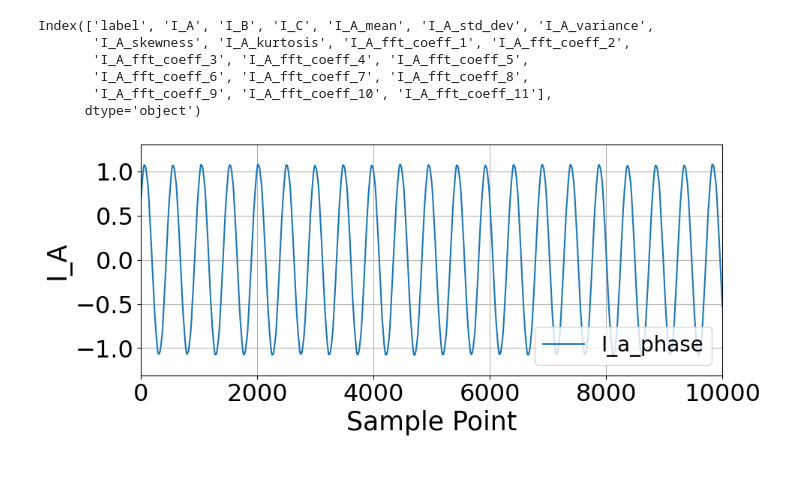
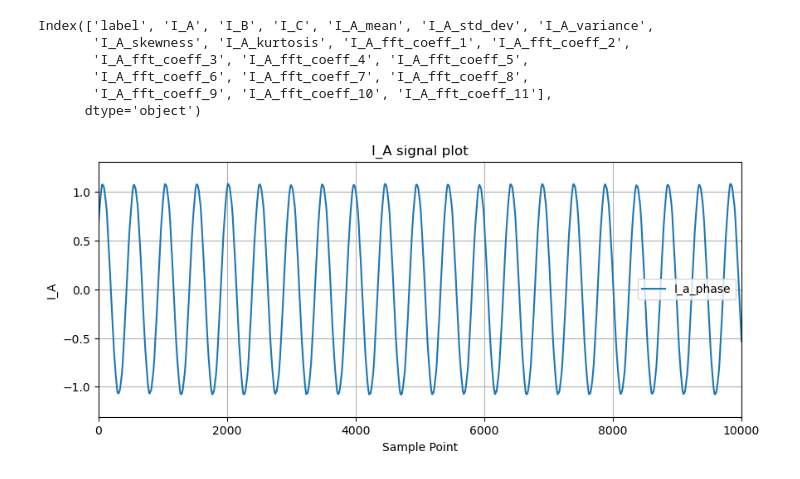
Before and after one commit to Noir-gg/Quantifying-Electrical-Severity-in-Induction-Motors-A-Machine-Learning-Approach, a Jupyter notebook: signal_plotter.ipynb, the cells around one changed output. Cells and saved outputs as stored; diff of their text form; code cells hidden in the pictures.

```diff
--- a/signal_plotter.ipynb
+++ b/signal_plotter.ipynb
@@ -21,19 +21,15 @@ Index(['label', 'I_A', 'I_B', 'I_C', 'I_A_mean', 'I_A_std_dev', 'I_A_variance',
       dtype='object')
 # %%
 I_a = dataset["I_A"]
-font_size = 25
-legend_font_size = 20
 
 plt.figure(figsize = (10, 4))
 plt.plot(I_a, label = "I_a_phase")
-# plt.title("I_A signal plot")
-plt.xlabel("Sample Point", fontsize = font_size)
-plt.ylabel("I_A", fontsize = font_size)
+plt.title("I_A signal plot")
+plt.xlabel("Sample Point")
+plt.ylabel("I_A")
 plt.xlim(0,10000)
 plt.grid(True)
-plt.xticks(fontsize=font_size-2)  # Larger x-axis ticks
-plt.yticks(fontsize=font_size-2)  # Larger y-axis ticks
-plt.legend(loc='lower right', fontsize=legend_font_size)
+plt.legend()
 plt.savefig("../results/test.png")
 # %% [output]
-[figure, old version]
+[figure, new version]
```
Also changed, not shown: parts of 4 cells of this notebook, 1 other file.
